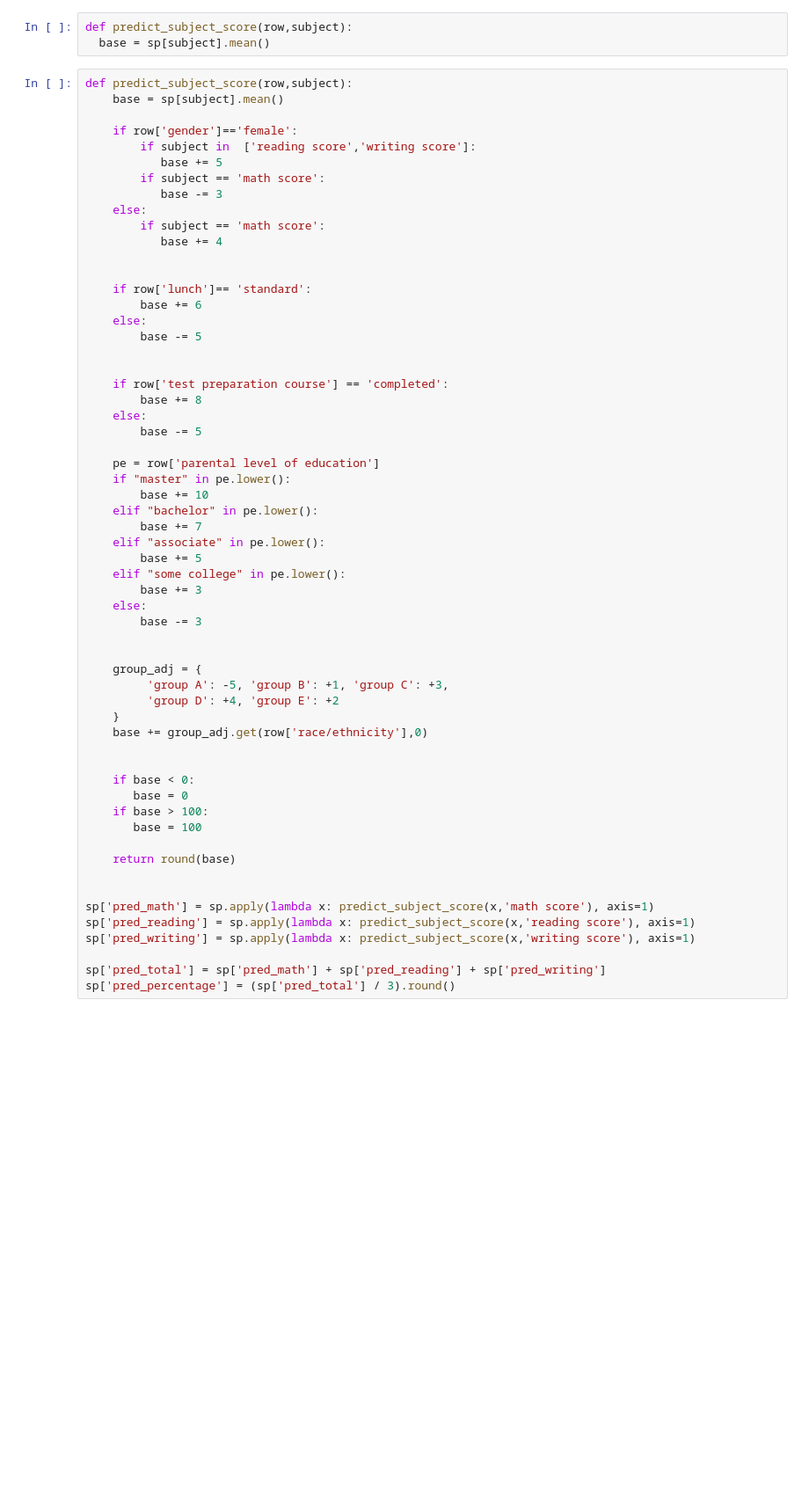
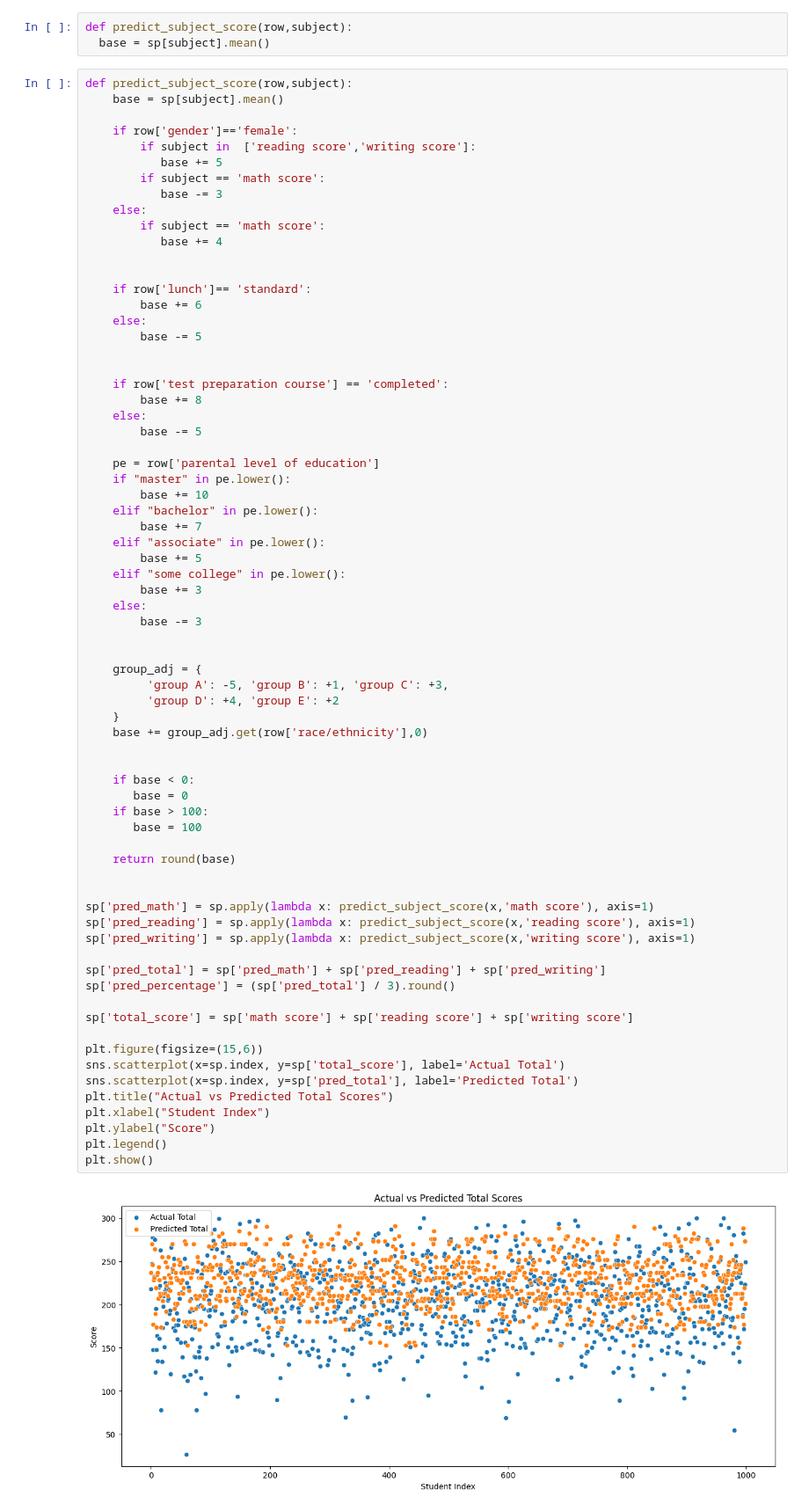
Before and after one commit to RaoFaris/Student-Performance-Analytics-Marks-Prediction-Rules-Engine-non-ML-, a Jupyter notebook: Prediction.ipynb, the cells around one changed output. Shown: that part at 88% size. Drawn from its saved outputs; the diff is of its cells as text; blank space fills up the shorter version.

Commit message:
Added scatter plot comparing actual vs predicted total scores

```diff
--- a/Prediction.ipynb
+++ b/Prediction.ipynb
@@ -50,30 +50,43 @@ def predict_subject_score(row,subject):
         base += 7
     elif "associate" in pe.lower():
         base += 5
     elif "some college" in pe.lower():
         base += 3
     else:
         base -= 3
 
 
     group_adj = {
          'group A': -5, 'group B': +1, 'group C': +3,
          'group D': +4, 'group E': +2
     }
     base += group_adj.get(row['race/ethnicity'],0)
 
 
     if base < 0:
        base = 0
     if base > 100:
        base = 100
 
     return round(base)
 
 
 sp['pred_math'] = sp.apply(lambda x: predict_subject_score(x,'math score'), axis=1)
 sp['pred_reading'] = sp.apply(lambda x: predict_subject_score(x,'reading score'), axis=1)
 sp['pred_writing'] = sp.apply(lambda x: predict_subject_score(x,'writing score'), axis=1)
 
 sp['pred_total'] = sp['pred_math'] + sp['pred_reading'] + sp['pred_writing']
 sp['pred_percentage'] = (sp['pred_total'] / 3).round()
+
+sp['total_score'] = sp['math score'] + sp['reading score'] + sp['writing score']
+
+plt.figure(figsize=(15,6))
+sns.scatterplot(x=sp.index, y=sp['total_score'], label='Actual Total')
+sns.scatterplot(x=sp.index, y=sp['pred_total'], label='Predicted Total')
+plt.title("Actual vs Predicted Total Scores")
+plt.xlabel("Student Index")
+plt.ylabel("Score")
+plt.legend()
+plt.show()
+# %% [output]
+[figure, added]
```
